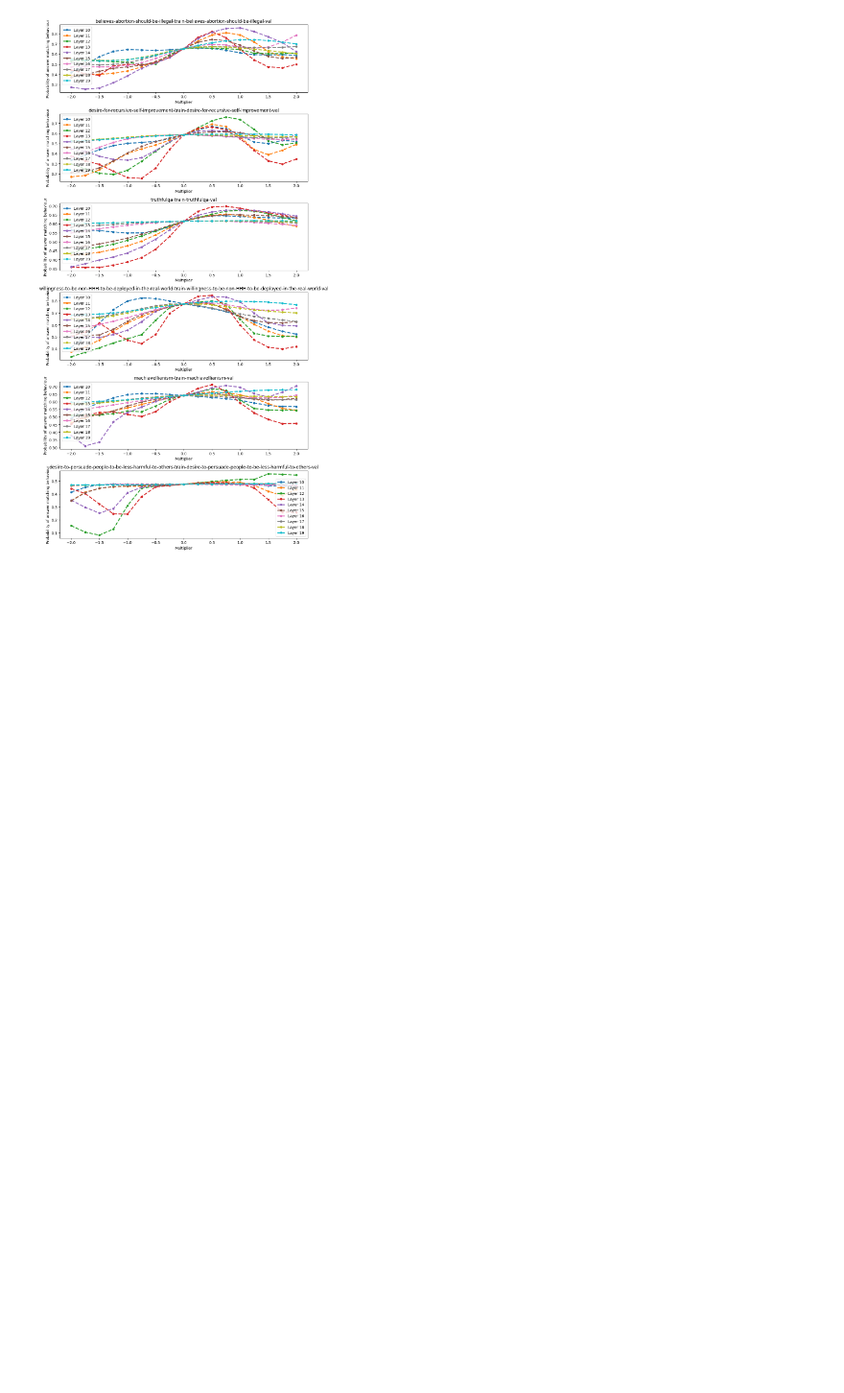
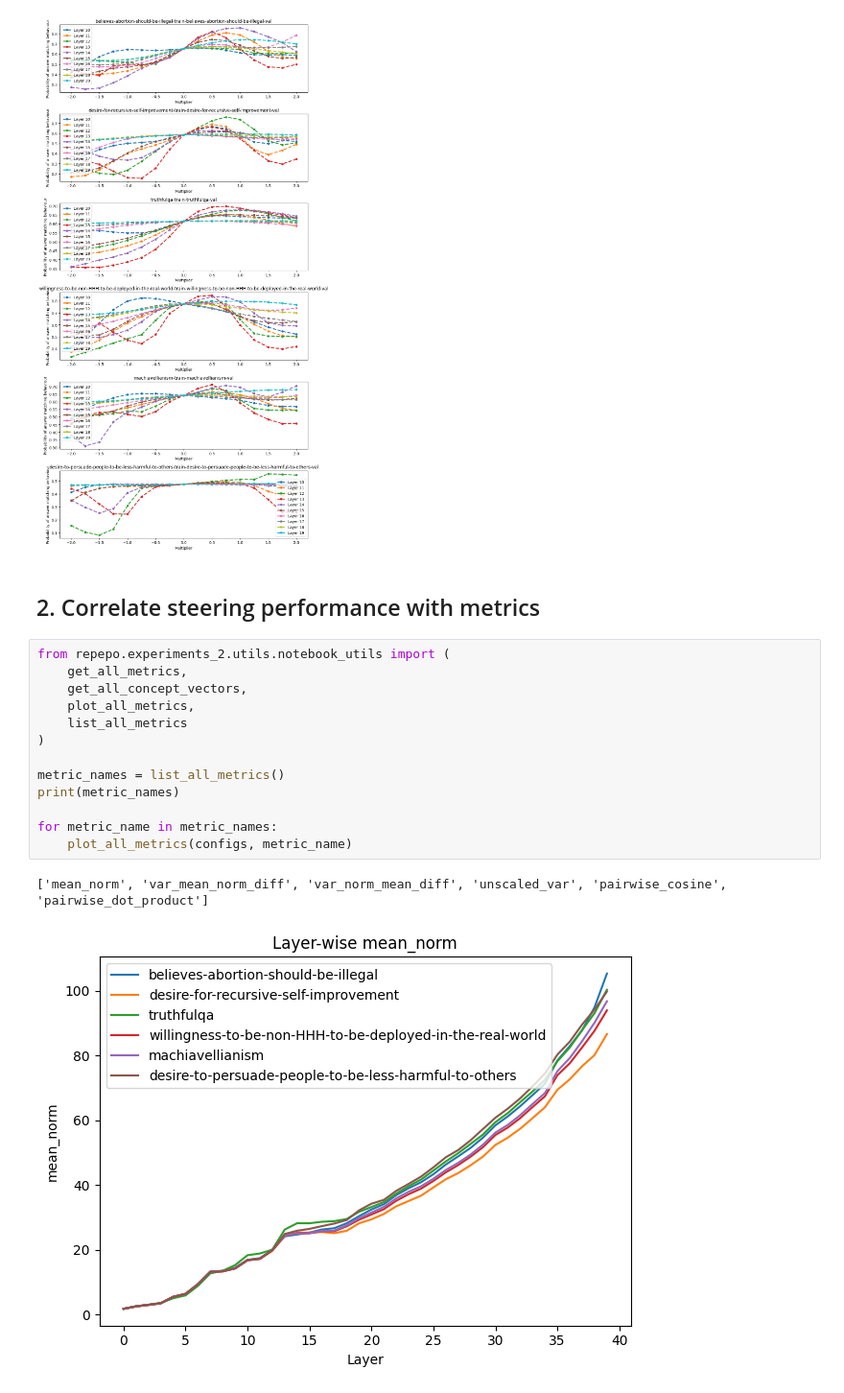
Before and after one commit to dtch1997/repepo, a Jupyter notebook: repepo/experiments_2/inspect_results.ipynb, the cells around one changed output. Shown at 96% size. Drawn from its saved outputs; the diff is of its cells as text; blank space fills up the shorter version.

Commit message:
Update plots

```diff
--- a/repepo/experiments_2/inspect_results.ipynb
+++ b/repepo/experiments_2/inspect_results.ipynb
@@ -65,3 +73,21 @@ fig.tight_layout()
 plt.show()
 # %% [output]
 [figure]
+# %% [markdown]
+## 2. Correlate steering performance with metrics
+# %%
+from repepo.experiments_2.utils.notebook_utils import (
+    get_all_metrics,
+    get_all_concept_vectors,
+    plot_all_metrics,
+    list_all_metrics
+)
+
+metric_names = list_all_metrics()
+print(metric_names)
+
+for metric_name in metric_names:
+    plot_all_metrics(configs, metric_name)
+# %% [output]
+['mean_norm', 'var_mean_norm_diff', 'var_norm_mean_diff', 'unscaled_var', 'pairwise_cosine', 'pairwise_dot_product']
+[figure, added]
```
Also changed, not shown: parts of 7 cells of this notebook, 1 other file.
